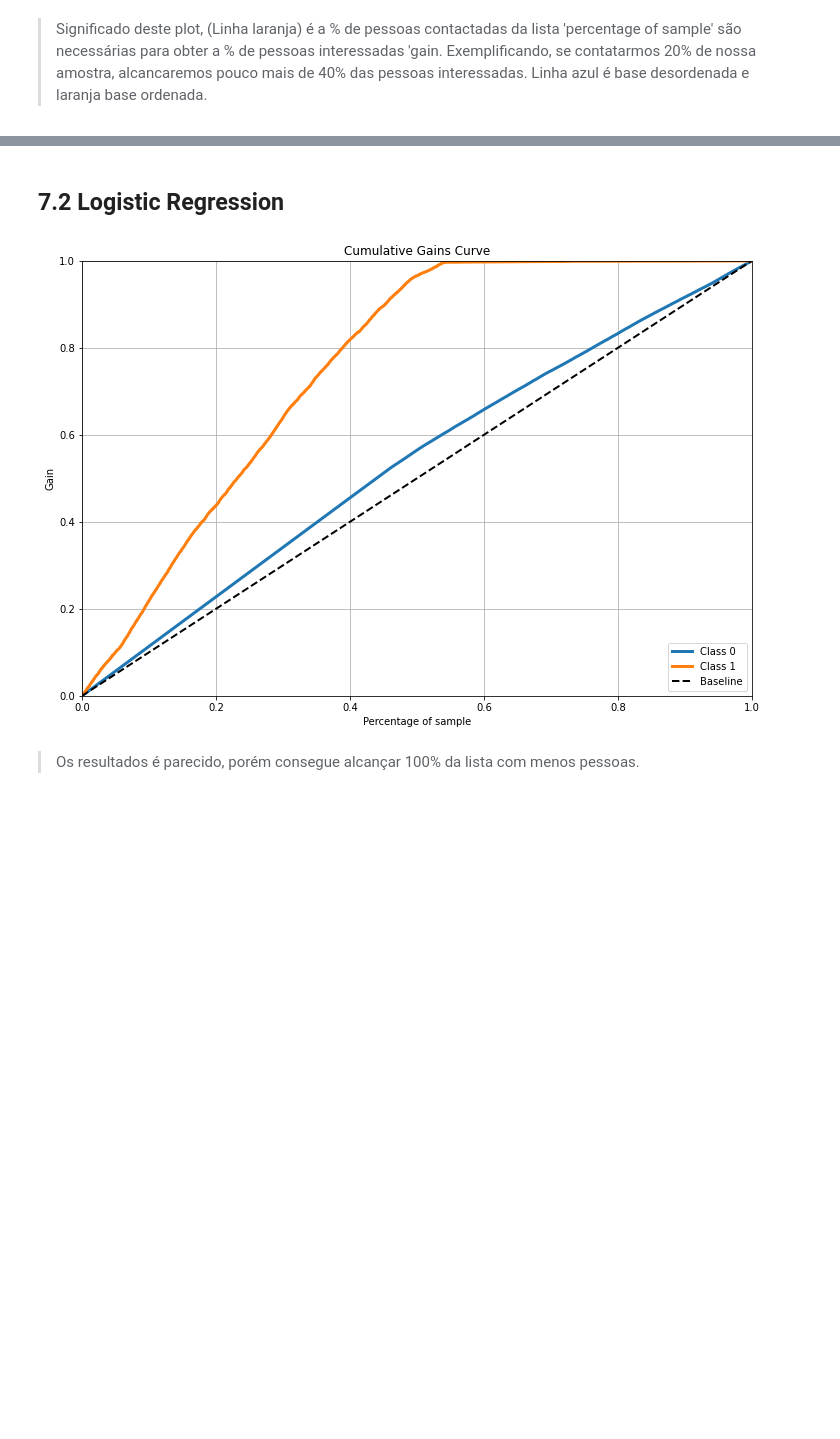
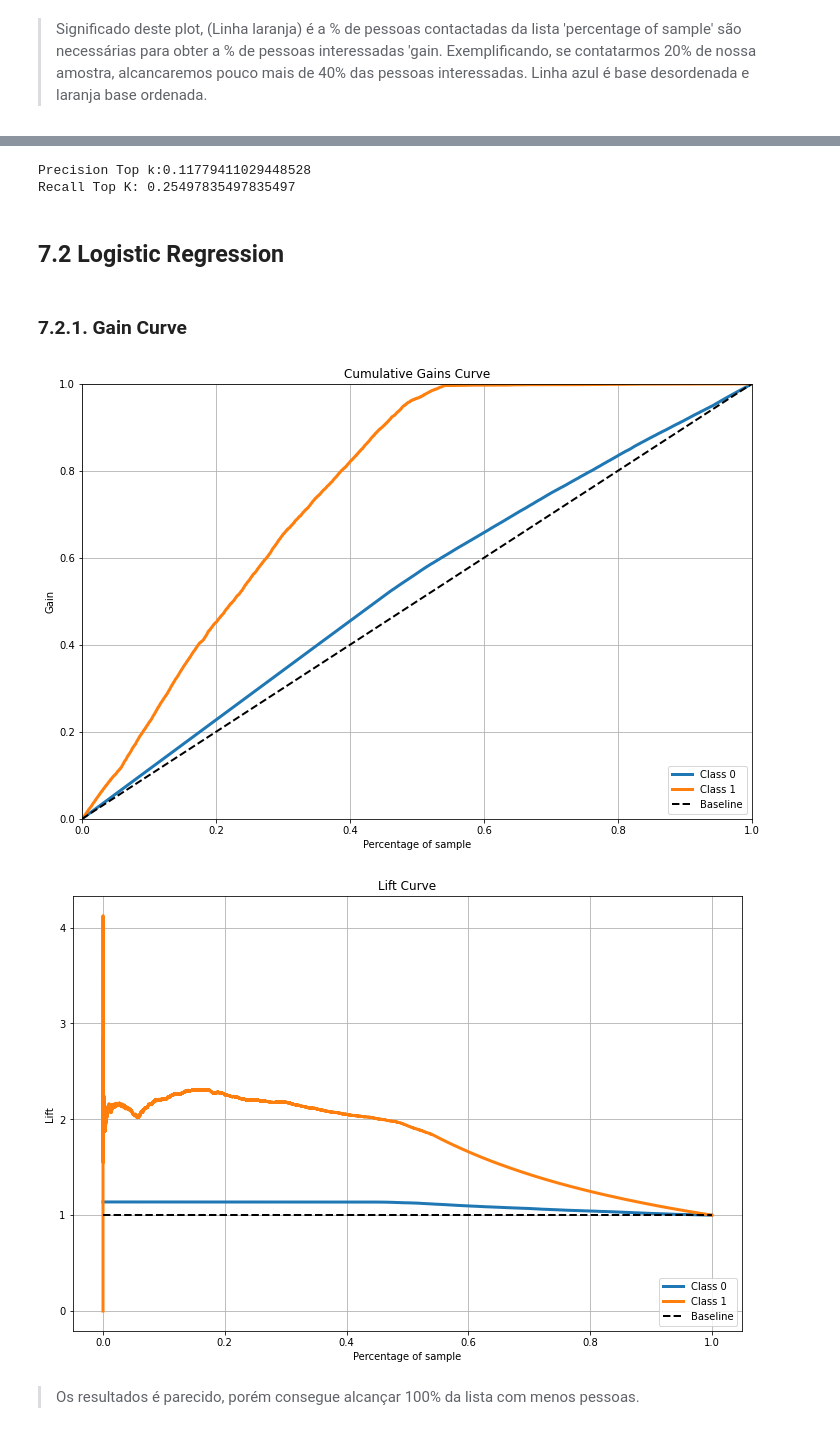
Before and after one commit to LucasAsilveira/PA04-Health-Insurance-Cross-Sell, a Jupyter notebook: Project_Health_Insurance.ipynb, the cells around one changed output, grey strips where cells are left out. Saved outputs shown, nothing was run; the diff lists cells and outputs as text; code cells hidden in the pictures; blank space fills up the shorter version.

```diff
--- a/Project_Health_Insurance.ipynb
+++ b/Project_Health_Insurance.ipynb
@@ -585,18 +620,44 @@ skplt.metrics.plot_cumulative_gain( y_val, yhat_knn).figure.set_size_inches(12,
+# %%
+#KNN performance Model
+
+#propensity score
+df8['score'] = yhat_knn[:,1].tolist()
+
+#sorte clientes by porpensity score
+df8 = df8.sort_values('score', ascending = False )
+
+#Compute precision at k - De todos os K que a predição estimou como verdadeiro, proporção dos que são
+precision_at_knn = precision_at_k( df8, k=20000 )
+
+
+#Compute recall at k - De todos os exemplos que realmente são verdadeiros, quantso eu prdisse ser verdadeiro
+recall_at_knn = recall_at_k(df8, k=20000 )
+print( f'Precision Top k:{precision_at_knn}')
+print( f'Recall Top K: {recall_at_knn} ')
+# %% [output]
+Precision Top k:0.11779411029448528
+Recall Top K: 0.25497835497835497
 # %% [markdown]
 ## 7.2 Logistic Regression
+# %% [markdown]
+### 7.2.1. Gain Curve
 # %%
 # model definition
 lr_model = lm.LogisticRegression( random_state = 42 )
 
 # model training
 lr_model.fit( x_train, y_train )
 
 # model prediction - Poder de generalização do modelo.
 yhat_lr = lr_model.predict_proba( x_val )
 
 # Accumulative Gain - metrica de ordenação de lista, plot
 skplt.metrics.plot_cumulative_gain( y_val, yhat_lr).figure.set_size_inches(12, 8);
+
+#Scikitplot library is therre to help
+skplt.metrics.plot_lift_curve( y_val, yhat_lr ).figure.set_size_inches(12, 8);
 # %% [output]
 [figure]
+[figure, added]
 # %% [markdown]
 > Os resultados é parecido, porém consegue alcançar 100% da lista com menos pessoas.
```
Also changed, not shown: parts of 21 cells of this notebook.
